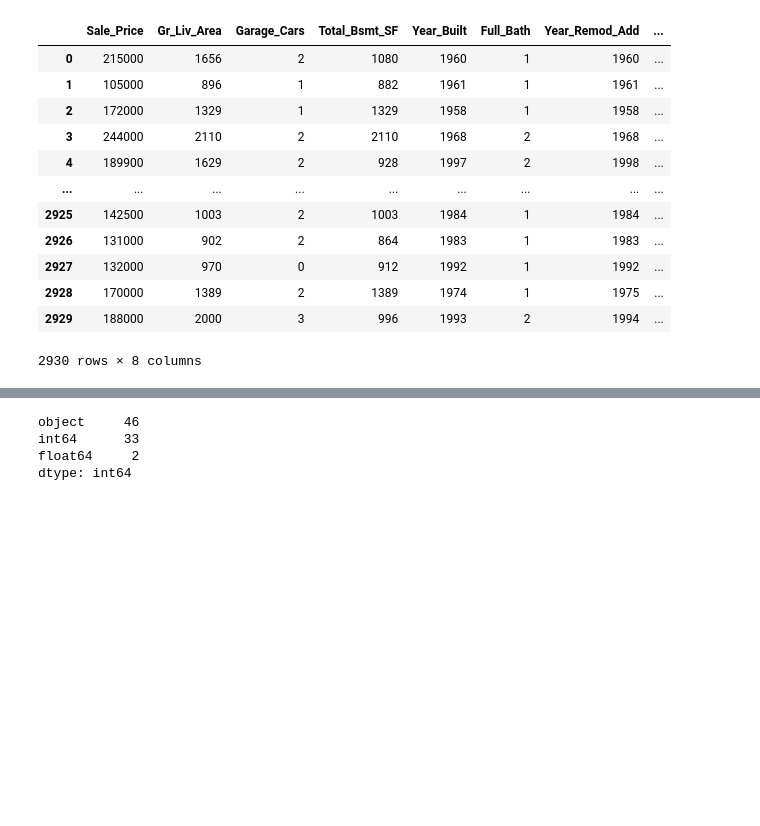
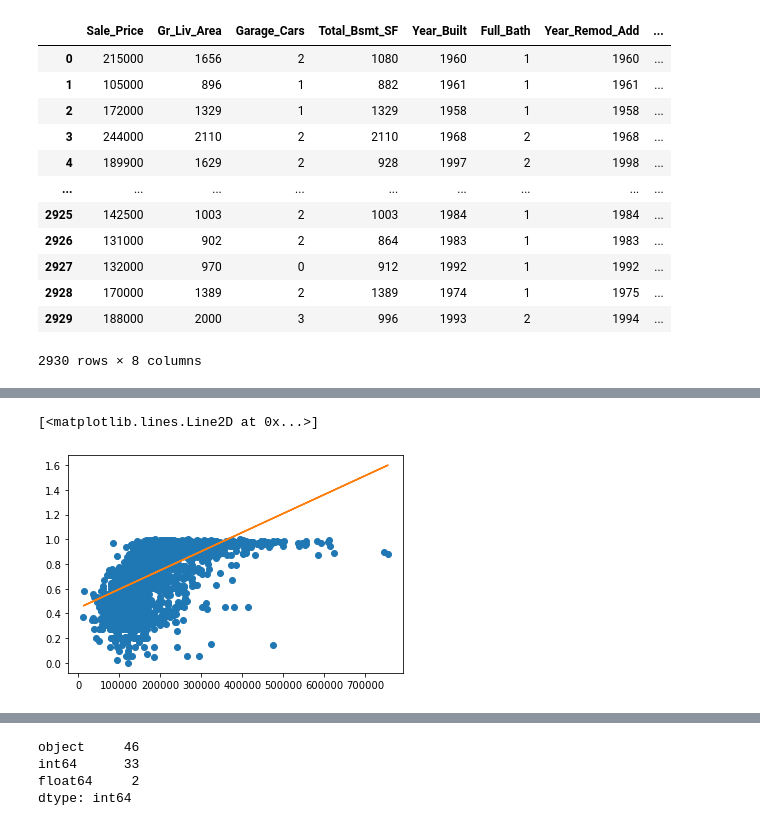
Before and after one commit to NICFRU/Advance-Machine-Learning, a Jupyter notebook: Bonus 1/Bonus1.ipynb, the cells around one changed output, grey strips where cells are left out. Drawn from its saved outputs; the diff is of its cells as text; code cells hidden in the pictures; blank space fills up the shorter version.

```diff
--- a/Bonus 1/Bonus1.ipynb
+++ b/Bonus 1/Bonus1.ipynb
@@ -185,0 +159,5 @@ df_top
+# %%
+streudiagramm(sale_price, df_top["Year_Built"])
+# %% [output]
+[<matplotlib.lines.Line2D at 0x...>]
+[figure, added]
```
Also changed, not shown: parts of 17 cells of this notebook.
